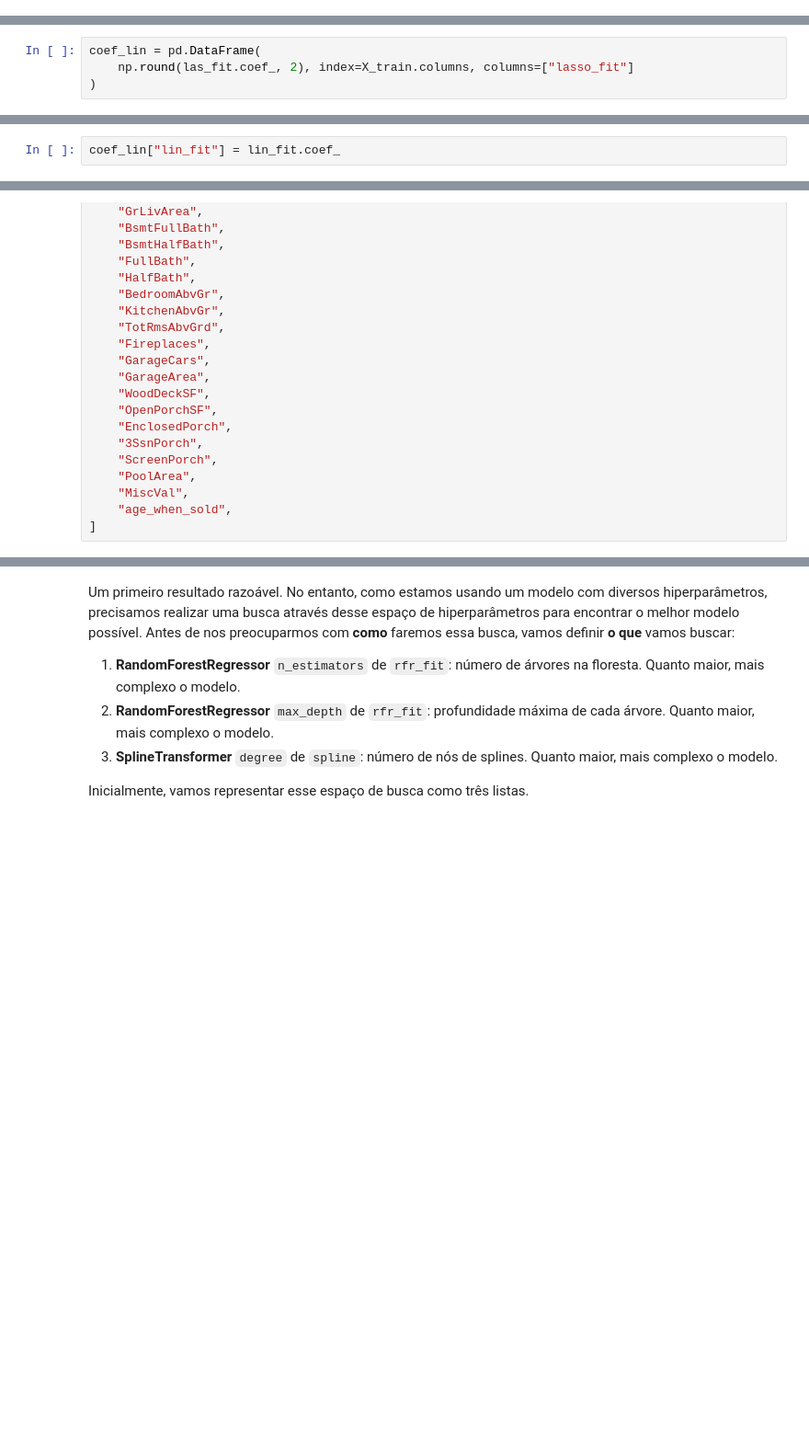
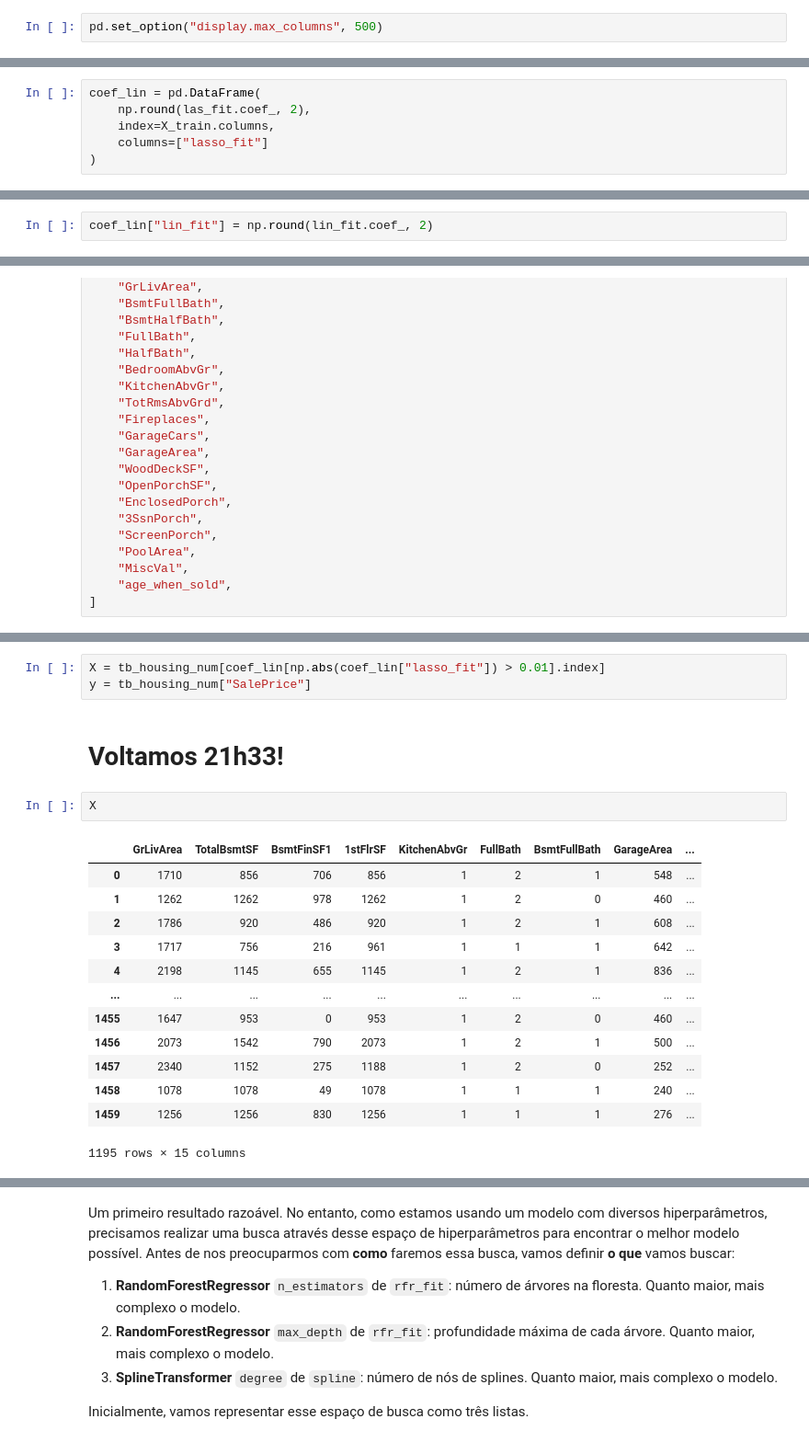
Before and after one commit to sadguilherme/99_PT_JAN2023, a Jupyter notebook: aulas/20230516 Métodos de Regressão.ipynb, the cells around one changed output, grey strips where cells are left out. Shown at 92% size. Cells and saved outputs as stored; diff of their text form; blank space fills up the shorter version.

```diff
--- a/aulas/20230516 Métodos de Regressão.ipynb
+++ b/aulas/20230516 Métodos de Regressão.ipynb
@@ -49,3 +83,5 @@ tb_housing_num = (
     .dropna()
     .copy()
 )
+# %%
+pd.set_option("display.max_columns", 500)
@@ -132,6 +264,8 @@ O erro da regressão de lasso é maior! Será que isso indica um modelo pior? Va
 # %%
 coef_lin = pd.DataFrame(
-    np.round(las_fit.coef_, 2), index=X_train.columns, columns=["lasso_fit"]
+    np.round(las_fit.coef_, 2),
+    index=X_train.columns,
+    columns=["lasso_fit"]
 )
 # %%
 coef_lin
@@ -138,7 +290,7 @@ coef_lin
 # %% [markdown]
 Agora vamos acrescentar os coeficientes da regressão linear.
 # %%
-coef_lin["lin_fit"] = lin_fit.coef_
+coef_lin["lin_fit"] = np.round(lin_fit.coef_, 2)
 # %% [markdown]
 O que podemos inferir da tabela abaixo?
 # %%
@@ -334,0 +671,21 @@ pipeline.fit(X_train, y_train)
+# %%
+X = tb_housing_num[coef_lin[np.abs(coef_lin["lasso_fit"]) > 0.01].index]
+y = tb_housing_num["SalePrice"]
+# %% [markdown]
+# Voltamos 21h33!
+# %%
+X
+# %% [output]
+|  | GrLivArea | TotalBsmtSF | BsmtFinSF1 | 1stFlrSF | KitchenAbvGr | FullBath | BsmtFullBath | GarageArea | ... |
+| 0 | 1710 | 856 | 706 | 856 | 1 | 2 | 1 | 548 | ... |
+| 1 | 1262 | 1262 | 978 | 1262 | 1 | 2 | 0 | 460 | ... |
+| 2 | 1786 | 920 | 486 | 920 | 1 | 2 | 1 | 608 | ... |
+| 3 | 1717 | 756 | 216 | 961 | 1 | 1 | 1 | 642 | ... |
+| 4 | 2198 | 1145 | 655 | 1145 | 1 | 2 | 1 | 836 | ... |
+| ... | ... | ... | ... | ... | ... | ... | ... | ... | ... |
+| 1455 | 1647 | 953 | 0 | 953 | 1 | 2 | 0 | 460 | ... |
+| 1456 | 2073 | 1542 | 790 | 2073 | 1 | 2 | 1 | 500 | ... |
+| 1457 | 2340 | 1152 | 275 | 1188 | 1 | 2 | 0 | 252 | ... |
+| 1458 | 1078 | 1078 | 49 | 1078 | 1 | 1 | 1 | 240 | ... |
+| 1459 | 1256 | 1256 | 830 | 1256 | 1 | 1 | 1 | 276 | ... |
+1195 rows × 15 columns
```
Also changed, not shown: parts of 47 cells of this notebook, 3 other files.
